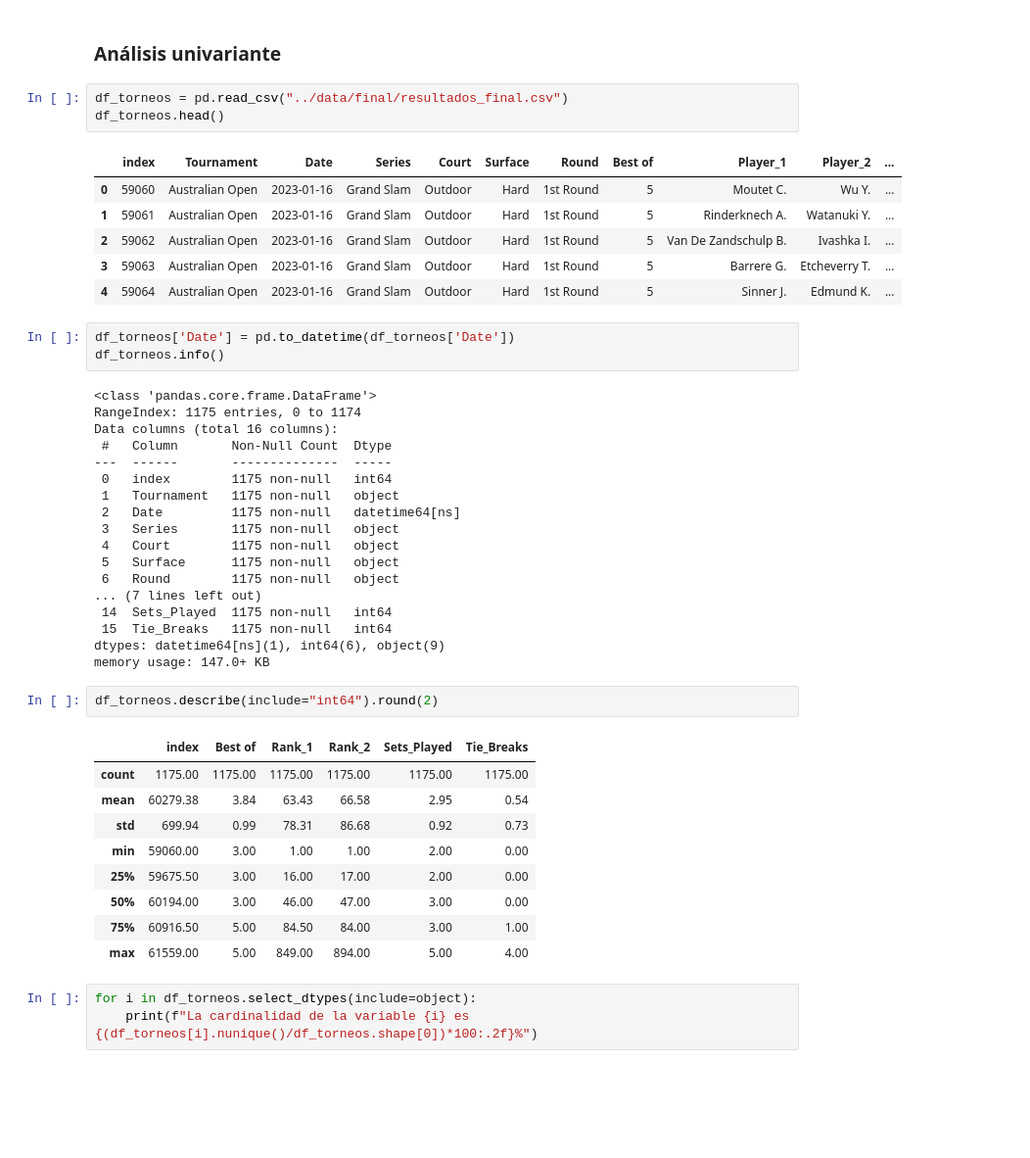
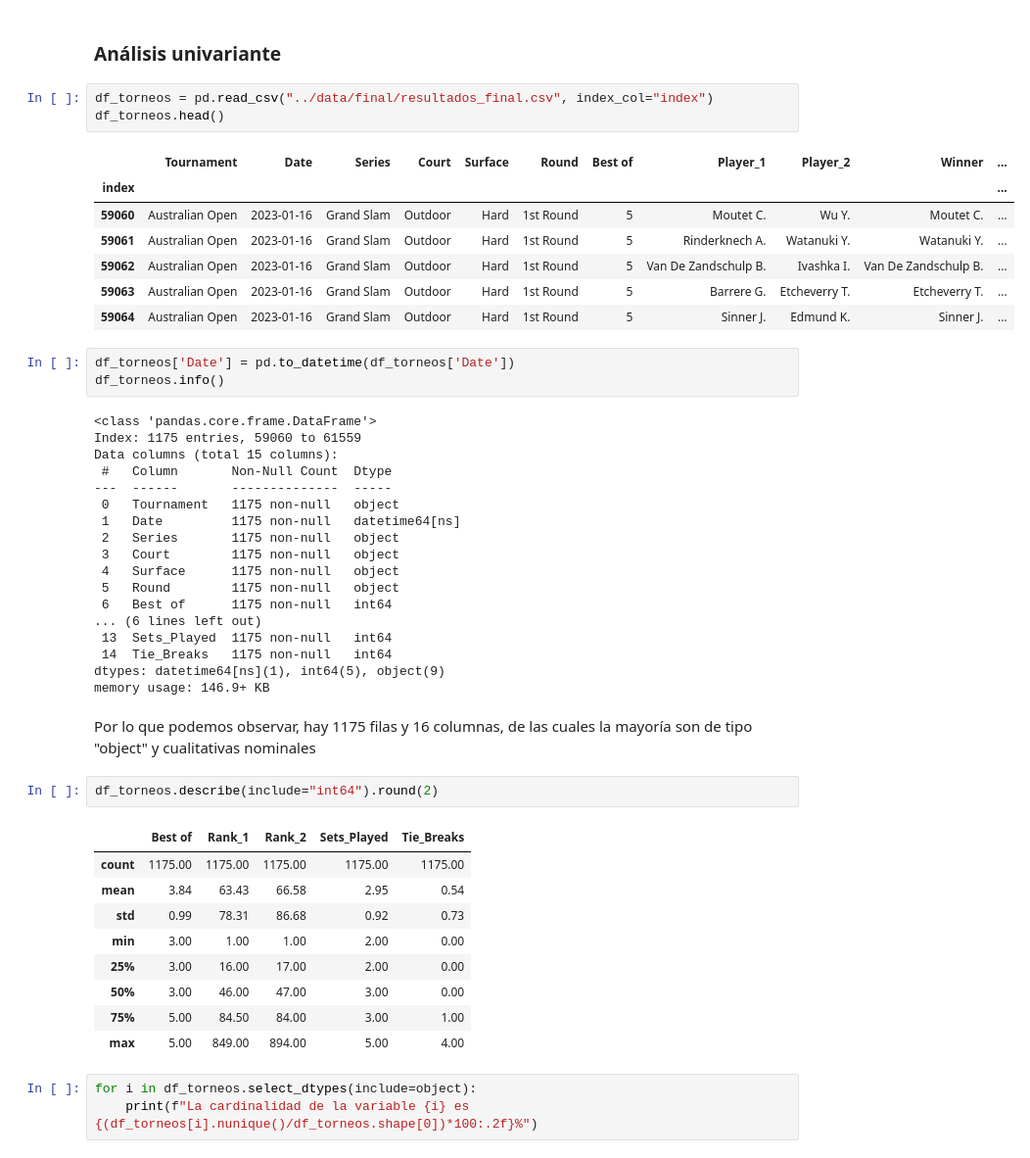
Before and after one commit to jmayordomom/EDA_TennisStadistics, a Jupyter notebook: src/notebooks/3_Análisis.ipynb, the cells around one changed output. Shown at 98% size. Cells and saved outputs as stored; diff of their text form; blank space fills up the shorter version.

```diff
--- a/src/notebooks/3_Análisis.ipynb
+++ b/src/notebooks/3_Análisis.ipynb
@@ -17,48 +17,51 @@ sys.path.append("../")
 # %% [markdown]
 ### Análisis univariante
 # %%
-df_torneos = pd.read_csv("../data/final/resultados_final.csv")
+df_torneos = pd.read_csv("../data/final/resultados_final.csv", index_col="index")
 df_torneos.head()
 # %% [output]
-|  | index | Tournament | Date | Series | Court | Surface | Round | Best of | Player_1 | Player_2 | ... |
-| 0 | 59060 | Australian Open | 2023-01-16 | Grand Slam | Outdoor | Hard | 1st Round | 5 | Moutet C. | Wu Y. | ... |
-| 1 | 59061 | Australian Open | 2023-01-16 | Grand Slam | Outdoor | Hard | 1st Round | 5 | Rinderknech A. | Watanuki Y. | ... |
-| 2 | 59062 | Australian Open | 2023-01-16 | Grand Slam | Outdoor | Hard | 1st Round | 5 | Van De Zandschulp B. | Ivashka I. | ... |
-| 3 | 59063 | Australian Open | 2023-01-16 | Grand Slam | Outdoor | Hard | 1st Round | 5 | Barrere G. | Etcheverry T. | ... |
-| 4 | 59064 | Australian Open | 2023-01-16 | Grand Slam | Outdoor | Hard | 1st Round | 5 | Sinner J. | Edmund K. | ... |
+|  | Tournament | Date | Series | Court | Surface | Round | Best of | Player_1 | Player_2 | Winner | ... |
+| index |  |  |  |  |  |  |  |  |  |  | ... |
+| 59060 | Australian Open | 2023-01-16 | Grand Slam | Outdoor | Hard | 1st Round | 5 | Moutet C. | Wu Y. | Moutet C. | ... |
+| 59061 | Australian Open | 2023-01-16 | Grand Slam | Outdoor | Hard | 1st Round | 5 | Rinderknech A. | Watanuki Y. | Watanuki Y. | ... |
+| 59062 | Australian Open | 2023-01-16 | Grand Slam | Outdoor | Hard | 1st Round | 5 | Van De Zandschulp B. | Ivashka I. | Van De Zandschulp B. | ... |
+| 59063 | Australian Open | 2023-01-16 | Grand Slam | Outdoor | Hard | 1st Round | 5 | Barrere G. | Etcheverry T. | Etcheverry T. | ... |
+| 59064 | Australian Open | 2023-01-16 | Grand Slam | Outdoor | Hard | 1st Round | 5 | Sinner J. | Edmund K. | Sinner J. | ... |
 # %%
 df_torneos['Date'] = pd.to_datetime(df_torneos['Date'])
 df_torneos.info()
 # %% [output]
 <class 'pandas.core.frame.DataFrame'>
-RangeIndex: 1175 entries, 0 to 1174
-Data columns (total 16 columns):
+Index: 1175 entries, 59060 to 61559
+Data columns (total 15 columns):
  #   Column       Non-Null Count  Dtype
 ---  ------       --------------  -----
- 0   index        1175 non-null   int64
- 1   Tournament   1175 non-null   object
- 2   Date         1175 non-null   datetime64[ns]
- 3   Series       1175 non-null   object
- 4   Court        1175 non-null   object
- 5   Surface      1175 non-null   object
- 6   Round        1175 non-null   object
-... (7 lines left out)
- 14  Sets_Played  1175 non-null   int64
- 15  Tie_Breaks   1175 non-null   int64
-dtypes: datetime64[ns](1), int64(6), object(9)
-memory usage: 147.0+ KB
+ 0   Tournament   1175 non-null   object
+ 1   Date         1175 non-null   datetime64[ns]
+ 2   Series       1175 non-null   object
+ 3   Court        1175 non-null   object
+ 4   Surface      1175 non-null   object
+ 5   Round        1175 non-null   object
+ 6   Best of      1175 non-null   int64
+... (6 lines left out)
+ 13  Sets_Played  1175 non-null   int64
+ 14  Tie_Breaks   1175 non-null   int64
+dtypes: datetime64[ns](1), int64(5), object(9)
+memory usage: 146.9+ KB
+# %% [markdown]
+Por lo que podemos observar, hay 1175 filas y 16 columnas, de las cuales la mayoría son de tipo "object" y cualitativas nominales
 # %%
 df_torneos.describe(include="int64").round(2)
 # %% [output]
-|  | index | Best of | Rank_1 | Rank_2 | Sets_Played | Tie_Breaks |
-| count | 1175.00 | 1175.00 | 1175.00 | 1175.00 | 1175.00 | 1175.00 |
-| mean | 60279.38 | 3.84 | 63.43 | 66.58 | 2.95 | 0.54 |
-| std | 699.94 | 0.99 | 78.31 | 86.68 | 0.92 | 0.73 |
-| min | 59060.00 | 3.00 | 1.00 | 1.00 | 2.00 | 0.00 |
-| 25% | 59675.50 | 3.00 | 16.00 | 17.00 | 2.00 | 0.00 |
-| 50% | 60194.00 | 3.00 | 46.00 | 47.00 | 3.00 | 0.00 |
-| 75% | 60916.50 | 5.00 | 84.50 | 84.00 | 3.00 | 1.00 |
-| max | 61559.00 | 5.00 | 849.00 | 894.00 | 5.00 | 4.00 |
+|  | Best of | Rank_1 | Rank_2 | Sets_Played | Tie_Breaks |
+| count | 1175.00 | 1175.00 | 1175.00 | 1175.00 | 1175.00 |
+| mean | 3.84 | 63.43 | 66.58 | 2.95 | 0.54 |
+| std | 0.99 | 78.31 | 86.68 | 0.92 | 0.73 |
+| min | 3.00 | 1.00 | 1.00 | 2.00 | 0.00 |
+| 25% | 3.00 | 16.00 | 17.00 | 2.00 | 0.00 |
+| 50% | 3.00 | 46.00 | 47.00 | 3.00 | 0.00 |
+| 75% | 5.00 | 84.50 | 84.00 | 3.00 | 1.00 |
+| max | 5.00 | 849.00 | 894.00 | 5.00 | 4.00 |
 # %%
 for i in df_torneos.select_dtypes(include=object):
     print(f"La cardinalidad de la variable {i} es {(df_torneos[i].nunique()/df_torneos.shape[0])*100:.2f}%")
```
Also changed, not shown: parts of 21 cells of this notebook, 5 other files.
